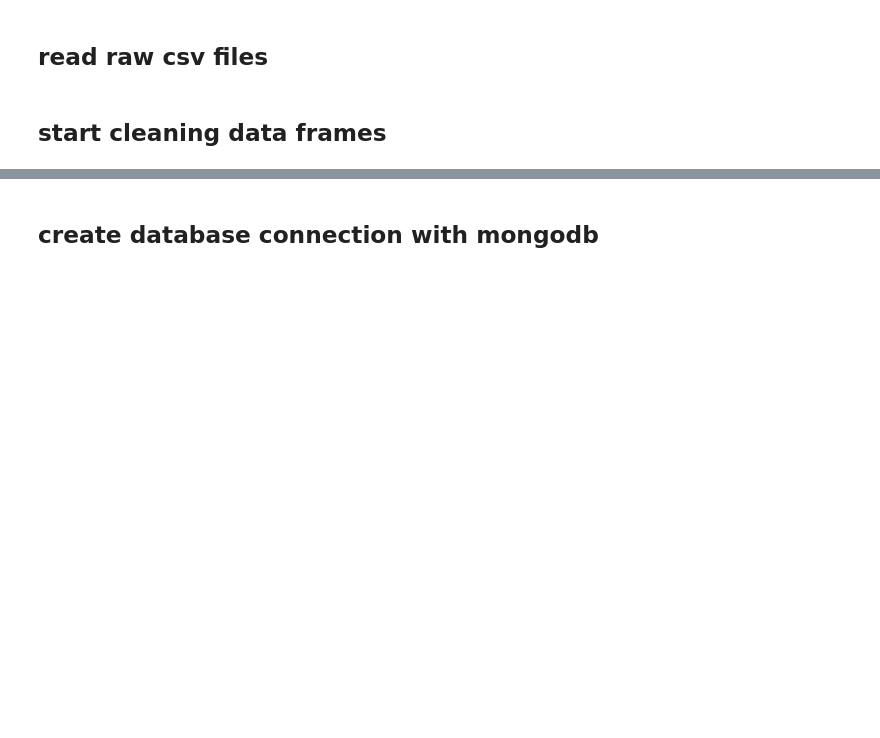
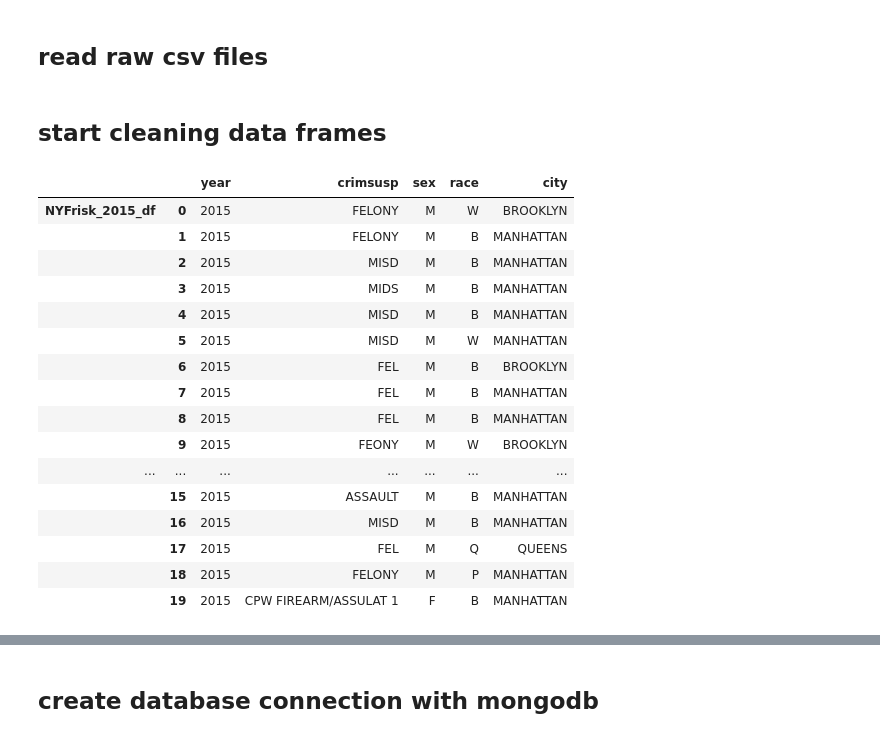
Before and after one commit to tylerspck/ETL-Project, a Jupyter notebook: June.ipynb, the cells around one changed output, grey strips where cells are left out. Cells and saved outputs as stored; diff of their text form; code cells hidden in the pictures; blank space fills up the shorter version.

```diff
--- a/June.ipynb
+++ b/June.ipynb
@@ -85,7 +85,27 @@ frisk_2018_filtered = NYFrisk_2018_df[frisk_2016_cols].copy()
 # %%
 #merge data 2015-2019
 frames = [NYFrisk_2015_df,frisk_2016_filtered,frisk_2017_filtered
 ,frisk_2018_filtered
 ,NYFrisk_2019_df ]
 merged_frisk = pd.concat(frames, keys=['NYFrisk_2015_df ', 'frisk_2016_filtered', 'frisk_2017_filtered'
                                       ,'frisk_2018_filtered','frisk_2019_filtered'])
+
+merged_frisk.head(20)
+# %% [output]
+|  |  | year | crimsusp | sex | race | city |
+| NYFrisk_2015_df | 0 | 2015 | FELONY | M | W | BROOKLYN |
+|  | 1 | 2015 | FELONY | M | B | MANHATTAN |
+|  | 2 | 2015 | MISD | M | B | MANHATTAN |
+|  | 3 | 2015 | MIDS | M | B | MANHATTAN |
+|  | 4 | 2015 | MISD | M | B | MANHATTAN |
+|  | 5 | 2015 | MISD | M | W | MANHATTAN |
+|  | 6 | 2015 | FEL | M | B | BROOKLYN |
+|  | 7 | 2015 | FEL | M | B | MANHATTAN |
+|  | 8 | 2015 | FEL | M | B | MANHATTAN |
+|  | 9 | 2015 | FEONY | M | W | BROOKLYN |
+| ... | ... | ... | ... | ... | ... | ... |
+|  | 15 | 2015 | ASSAULT | M | B | MANHATTAN |
+|  | 16 | 2015 | MISD | M | B | MANHATTAN |
+|  | 17 | 2015 | FEL | M | Q | QUEENS |
+|  | 18 | 2015 | FELONY | M | P | MANHATTAN |
+|  | 19 | 2015 | CPW FIREARM/ASSULAT 1 | F | B | MANHATTAN |
```
Also changed, not shown: parts of 6 cells of this notebook.
